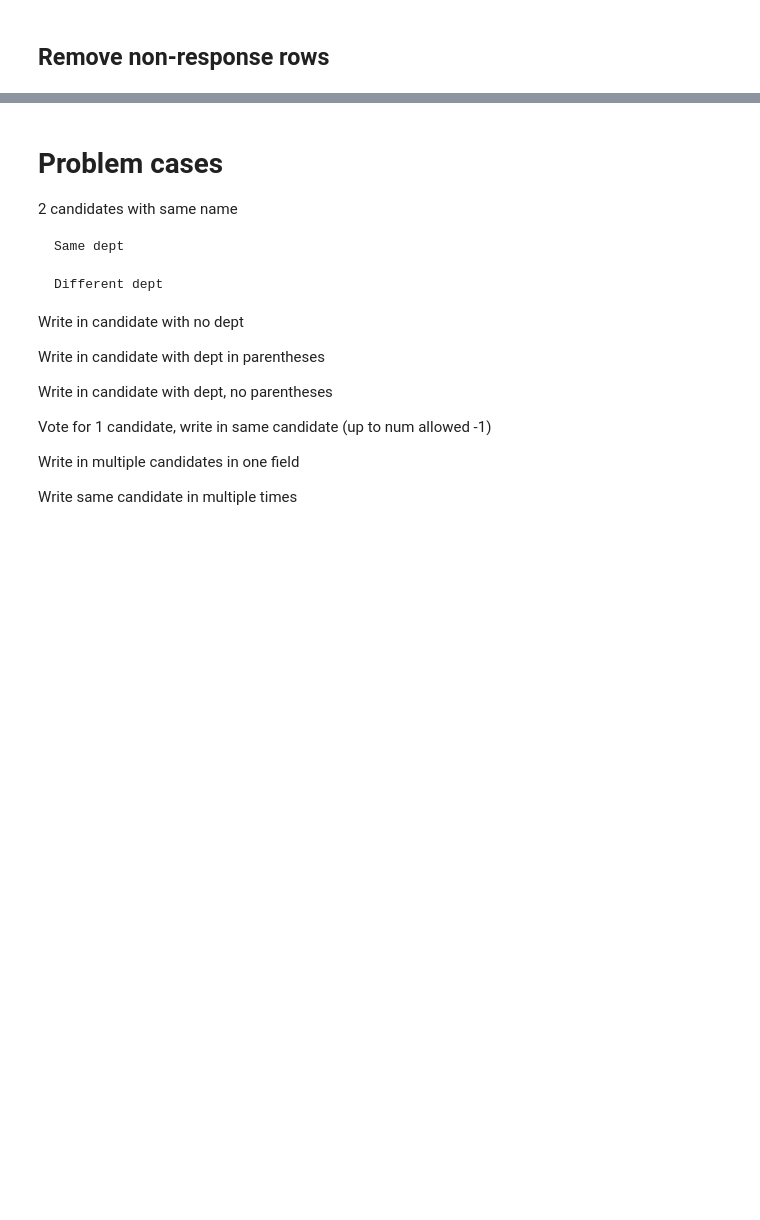
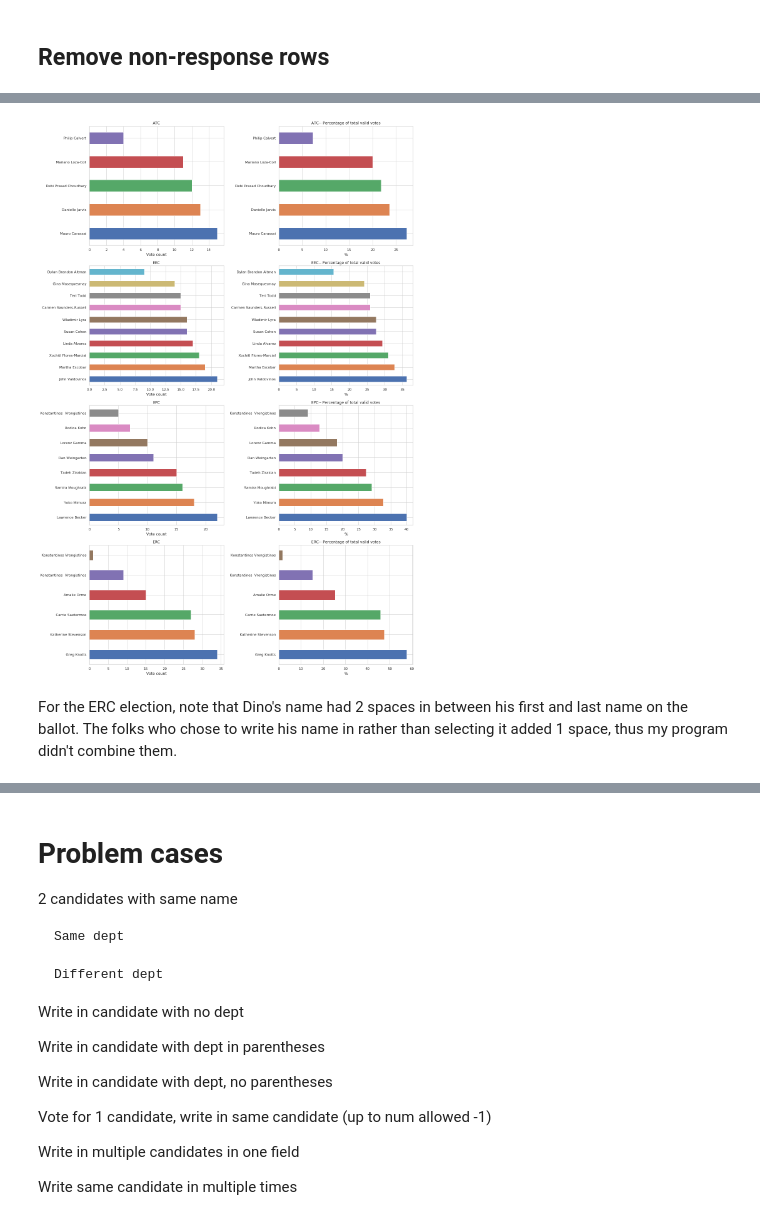
Before and after one commit to AdamSwenson/csun-election-management, a Jupyter notebook: notebooks/2019 Senate Election Management Tools.ipynb, the cells around one changed output, grey strips where cells are left out. Cells and saved outputs as stored; diff of their text form; code cells hidden in the pictures; blank space fills up the shorter version.

```diff
--- a/notebooks/2019 Senate Election Management Tools.ipynb
+++ b/notebooks/2019 Senate Election Management Tools.ipynb
@@ -101,7 +67,0 @@ Error proccessing office: Vice-President
-# %%
-fig, axes = plt.subplots(nrows=len(results), figsize=(7,5))
-i = 0
-for r in results:
-    r.vote_counts.plot(kind='barh', title=r.officeName, ax=axes[i])
-    i+=1
-fig.tight_layout()
@@ -232,0 +73,4 @@ d.get_office_name_for_field('Q2')
+# %%
+drop_columns = ['DistributionChannel', 'UserLanguage', 'Status' ]
+data.drop(drop_columns, axis=1, inplace=True)
+data.dropna(how='all', axis=0, inplace=True)
@@ -232,0 +79,6 @@ d.get_office_name_for_field('Q2')
+# %%
+# Voting dates
+date_fields = ['StartDate', 'EndDate', 'RecordedDate']
+def make_ts(row):
+    return pd.to_datetime(row[date_fields])
+data[date_fields] = data.apply(lambda x: make_ts(x), axis=1)
@@ -232,0 +144,9 @@ d.get_office_name_for_field('Q2')
+# %%
+from IPython.display import display, Math, Latex, HTML
+
+for r in results:
+    out = """\\begin{figure}
+    \\caption{%s}
+    %s
+    \\end{figure}""" % (r.officeName, r.combined_results_frame.T.to_latex())
+    display(Latex(out))
@@ -232,0 +273,15 @@ d.get_office_name_for_field('Q2')
+# %%
+n = round(len(results)/2)
+fig, axes = plt.subplots(nrows=n, ncols=2, figsize=(17,25))
+row = 0; col=0
+for r in results[:n]:
+    r.vote_counts.plot(kind='barh', title=r.officeName, ax=axes[row, 0])
+    axes[row, 0].set_xlabel("Vote count")
+    r.percentages_of_valid.plot(kind='barh', title=r.officeName + "-- Percentage of total valid votes", ax=axes[row, 1])
+    axes[row, 1].set_xlabel("%")
+    row +=1
+fig.tight_layout()
+# %% [output]
+[figure, added]
+# %% [markdown]
+For the ERC election, note that Dino's name had 2 spaces in between his first and last name on the ballot. The folks who chose to write his name in rather than selecting it added 1 space, thus my program didn't combine them.
```
Also changed, not shown: parts of 92 cells of this notebook, 14 other files.
